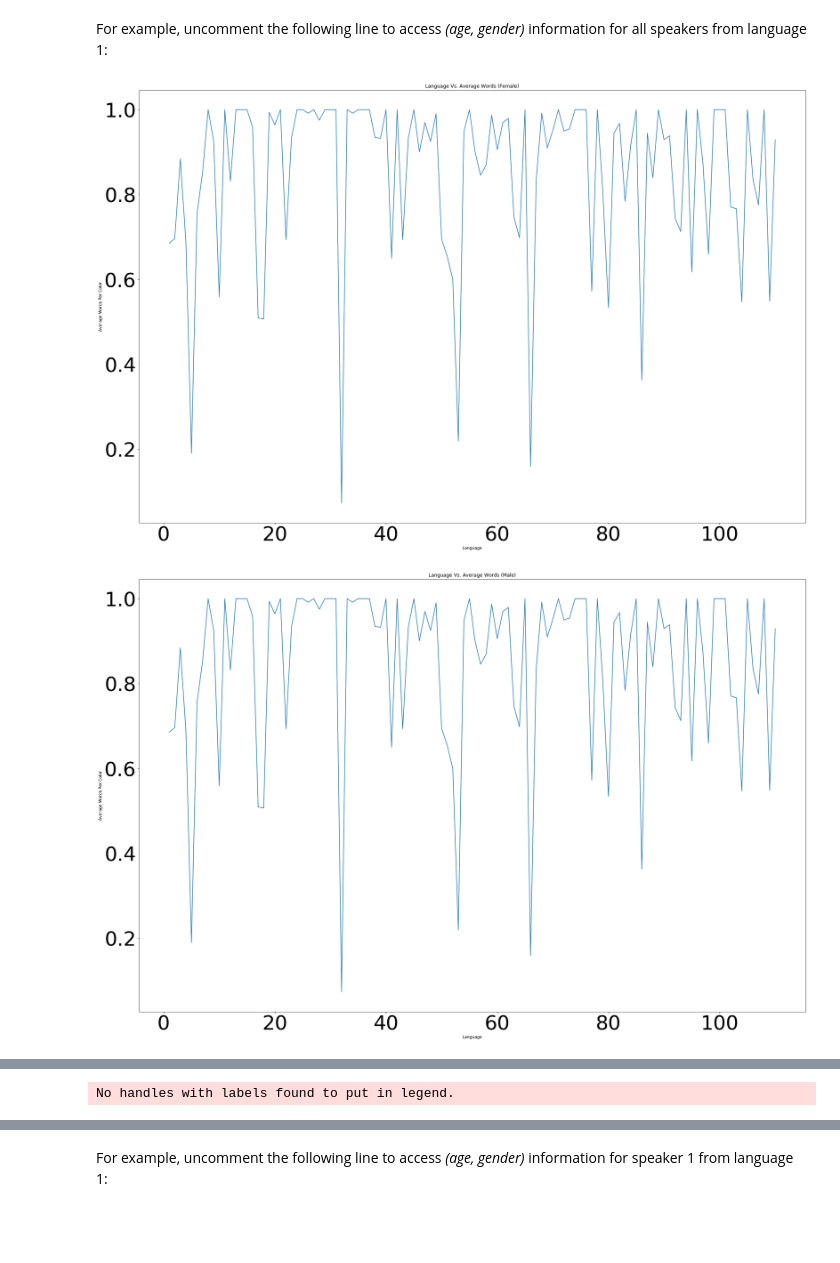
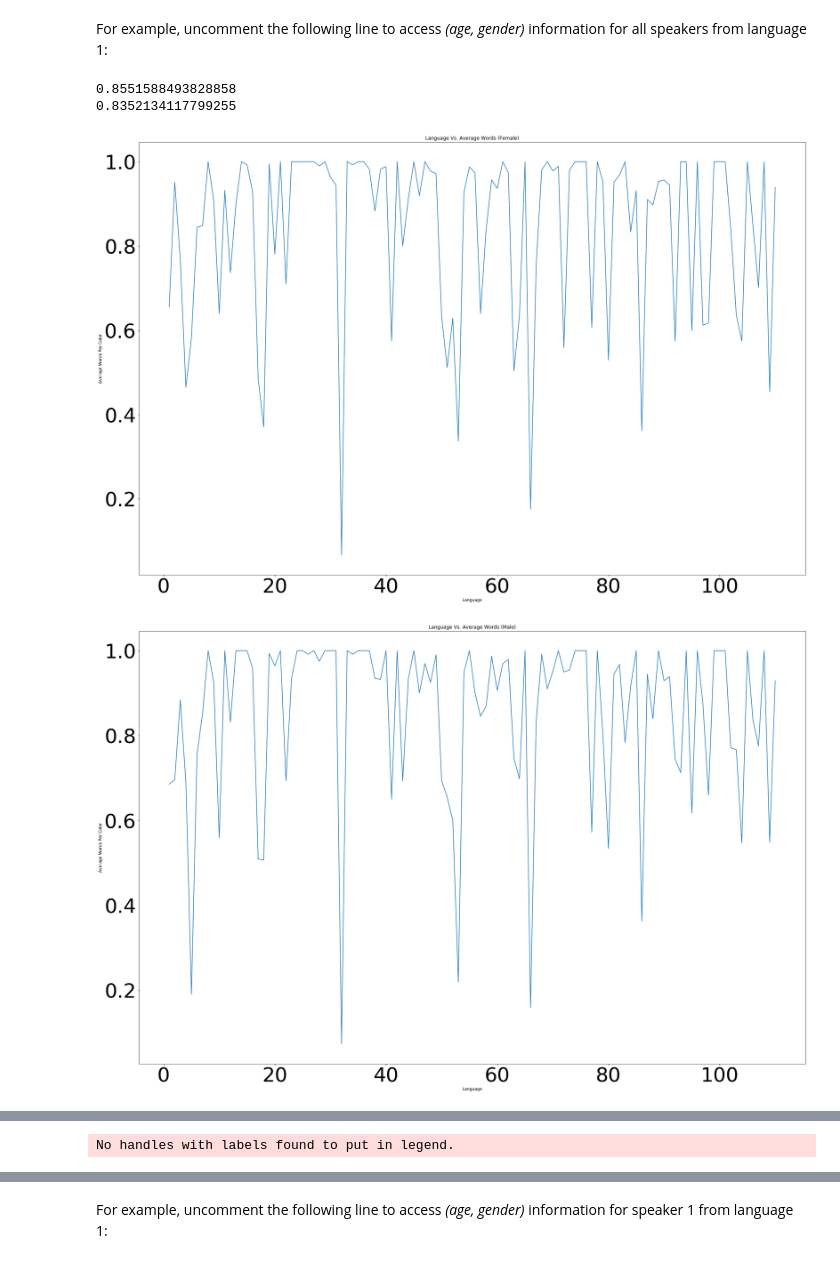
Before and after one commit to Advay-Sriram/cog260-final-project, a Jupyter notebook: wcs_data_notebook/wcs_demo_notebook.ipynb, the cells around one changed output, grey strips where cells are left out. Cells and saved outputs as stored; diff of their text form; code cells hidden in the pictures; blank space fills up the shorter version.

Commit message:
Fixed graph

```diff
--- a/wcs_data_notebook/wcs_demo_notebook.ipynb
+++ b/wcs_data_notebook/wcs_demo_notebook.ipynb
@@ -234,8 +234,11 @@ languageArray = list(namingData.keys())
 maleAvgRatioArray  = np.array(maleLanguageAvgRatioArray)
 femaleAvgRatioArray  = np.array(femaleLanguageAvgRatioArray)
 
+print(mavg)
+print(favg)
+
 plt.figure(figsize=(30,20))
-plt.plot(languageArray, maleAvgRatioArray)
+plt.plot(languageArray, femaleAvgRatioArray)
 plt.title("Language Vs. Average Words (Female)")
 plt.xlabel("Language")
 plt.ylabel("Average Words Per Color")
@@ -245,37 +248,39 @@ plt.figure(figsize=(30,20))
 plt.plot(languageArray, maleAvgRatioArray)
 plt.title("Language Vs. Average Words (Male)")
 plt.xlabel("Language")
 plt.ylabel("Average Words Per Color")
 plt.show()
 
 languageArray = list(namingData.keys())
 maleAvgRatioArray  = np.array(maleLanguageAvgRatioArray)
 femaleAvgRatioArray  = np.array(femaleLanguageAvgRatioArray)
 
 plt.figure(figsize=(50,30))
 width = 0.55
 firstGraph = plt.bar(np.arange(110), maleLanguageAvgRatioArray, width, label = 'Males')
 secondGraph = plt.bar(np.arange(110) + width, femaleLanguageAvgRatioArray, width, label = 'Females')
 plt.title("Language Vs. Average Words (Both Genders)")
 plt.xlabel("Language")
 plt.ylabel("Average Words Per Color")
 plt.legend()
 plt.show()
 
 
 plt.figure(figsize=(30,20))
 plt.plot(languageArray, maleAvgRatioArray, marker = 'o')
 plt.plot(languageArray, femaleLanguageAvgRatioArray, marker = 'o')
 plt.title("Language Vs. Average Words (Both Genders)")
 plt.xlabel("Language")
 plt.ylabel("Average Words Per Color")
 plt.legend()
 plt.show()
 # %% [output]
+0.8551588493828858
+0.8352134117799255
-[figure, old version]
+[figure, new version]
 [figure]
 [figure]
-No handles with labels found to put in legend.
+No handles with labels found to put in legend.
 [figure]
 # %% [markdown]
 For example, uncomment the following line to access _(age, gender)_ information for speaker 1 from language 1:
```
Also changed, not shown: parts of 1 cell of this notebook.
